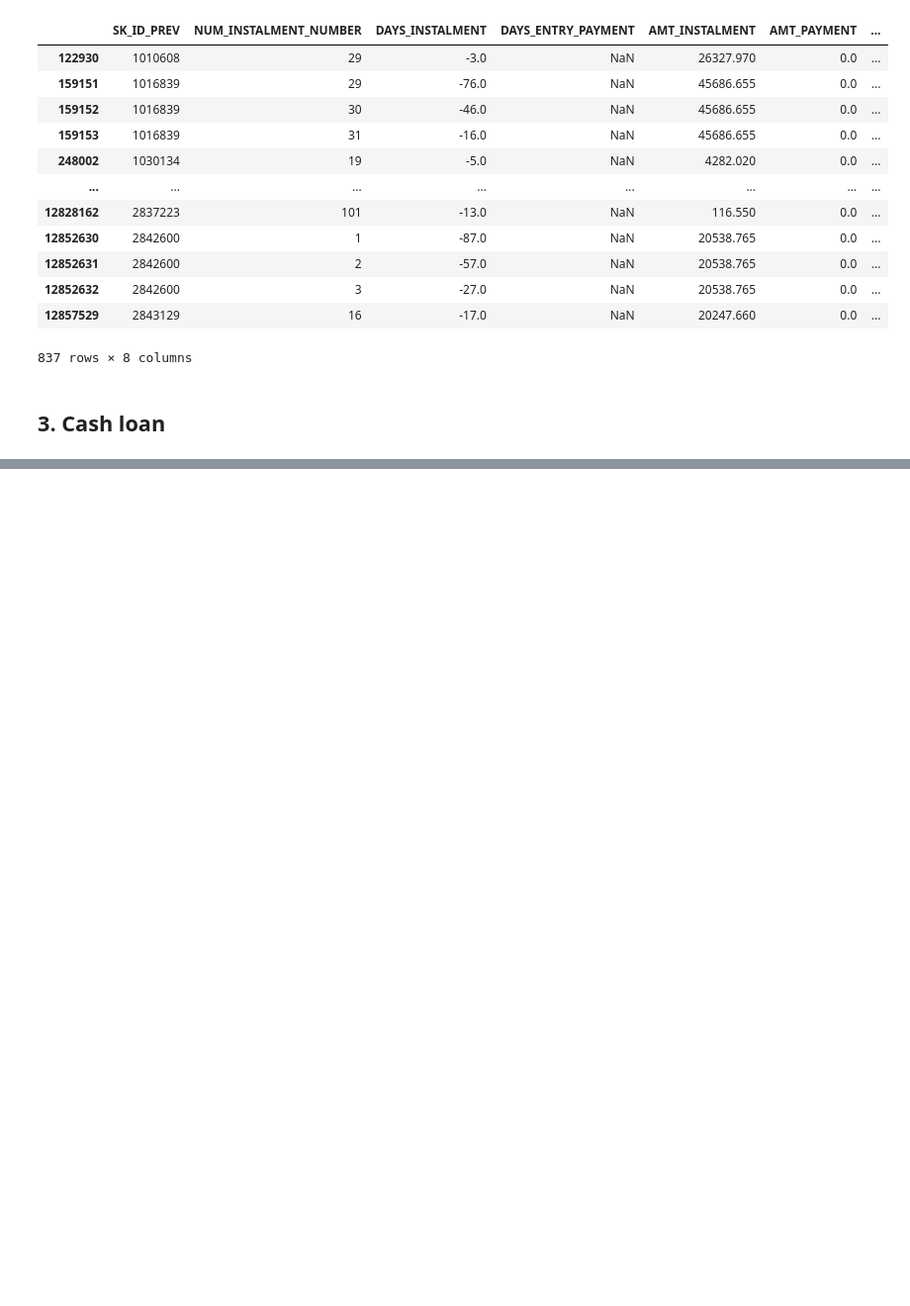
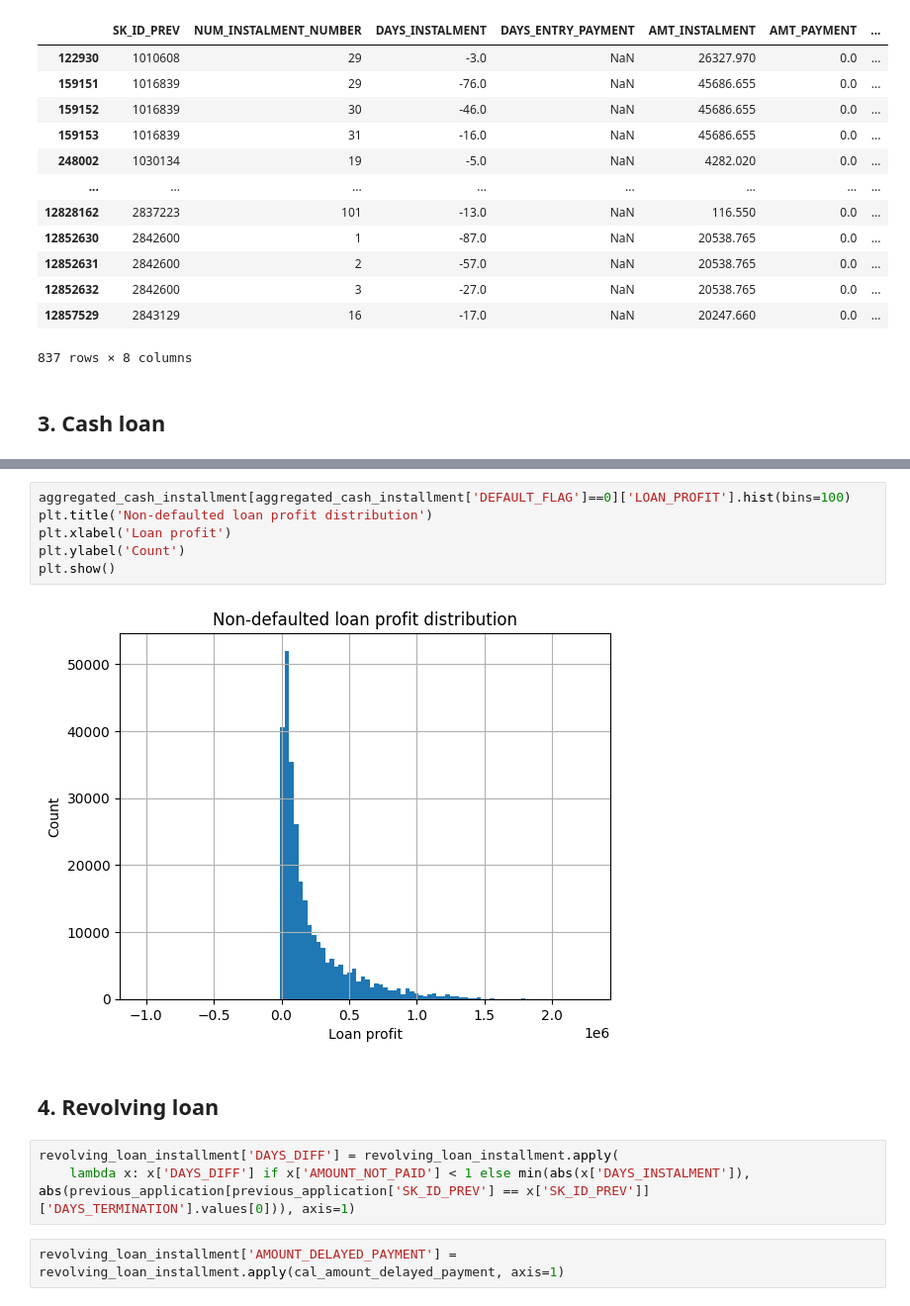
Before and after one commit to kaiwenShen/credit_default_prediction_kaggle, a Jupyter notebook: Onboarding_profit_analysis.ipynb, the cells around one changed output, grey strips where cells are left out. Shown at 99% size. Cells and saved outputs as stored; diff of their text form; blank space fills up the shorter version.

```diff
--- a/Onboarding_profit_analysis.ipynb
+++ b/Onboarding_profit_analysis.ipynb
@@ -249,0 +238,15 @@ aggregated_cash_installment['LOAN_PROFIT'].hist(bins=100)
+# %%
+aggregated_cash_installment[aggregated_cash_installment['DEFAULT_FLAG']==0]['LOAN_PROFIT'].hist(bins=100)
+plt.title('Non-defaulted loan profit distribution')
+plt.xlabel('Loan profit')
+plt.ylabel('Count')
+plt.show()
+# %% [output]
+[figure, added]
+# %% [markdown]
+## 4. Revolving loan
+# %%
+revolving_loan_installment['DAYS_DIFF'] = revolving_loan_installment.apply(
+    lambda x: x['DAYS_DIFF'] if x['AMOUNT_NOT_PAID'] < 1 else min(abs(x['DAYS_INSTALMENT']), abs(previous_application[previous_application['SK_ID_PREV'] == x['SK_ID_PREV']]['DAYS_TERMINATION'].values[0])), axis=1)
+# %%
+revolving_loan_installment['AMOUNT_DELAYED_PAYMENT'] = revolving_loan_installment.apply(cal_amount_delayed_payment, axis=1)
```
Also changed, not shown: parts of 19 cells of this notebook, 1 other file.
